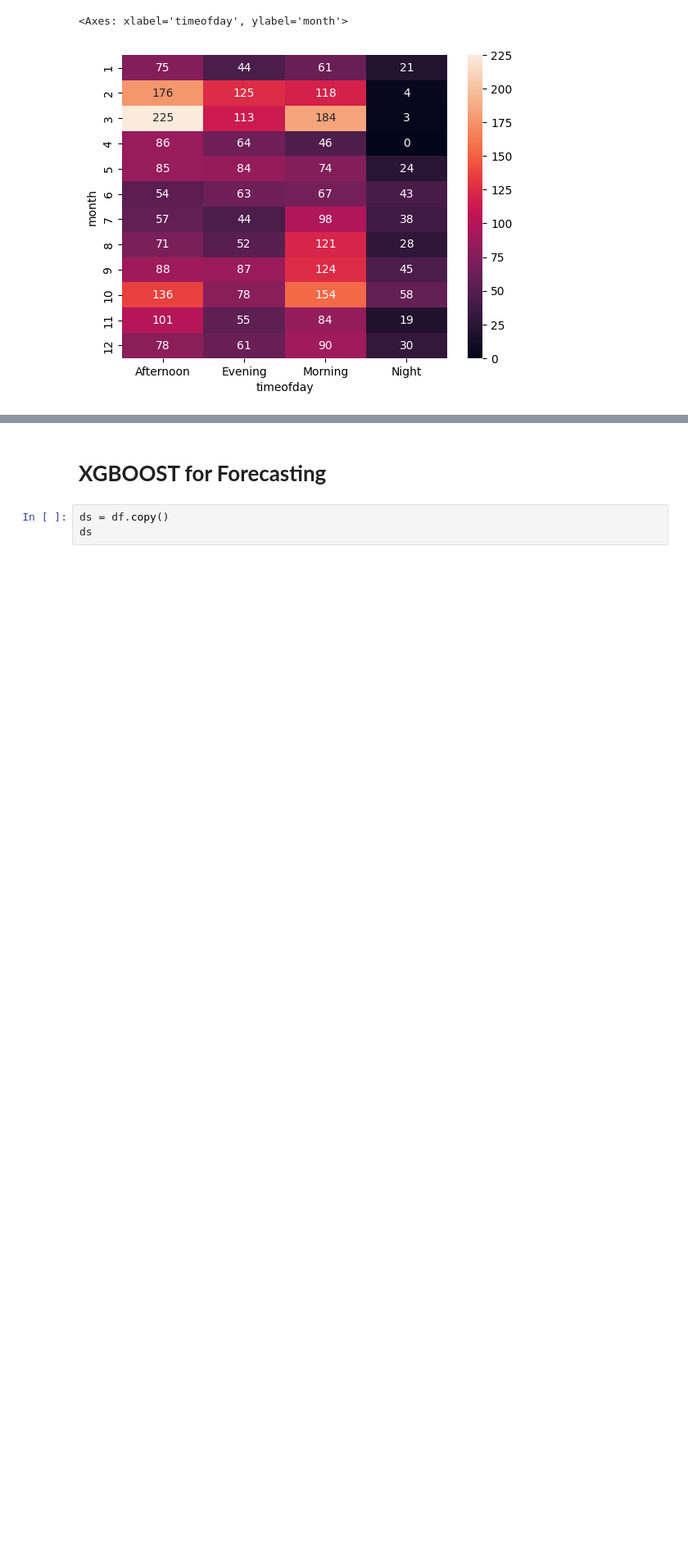
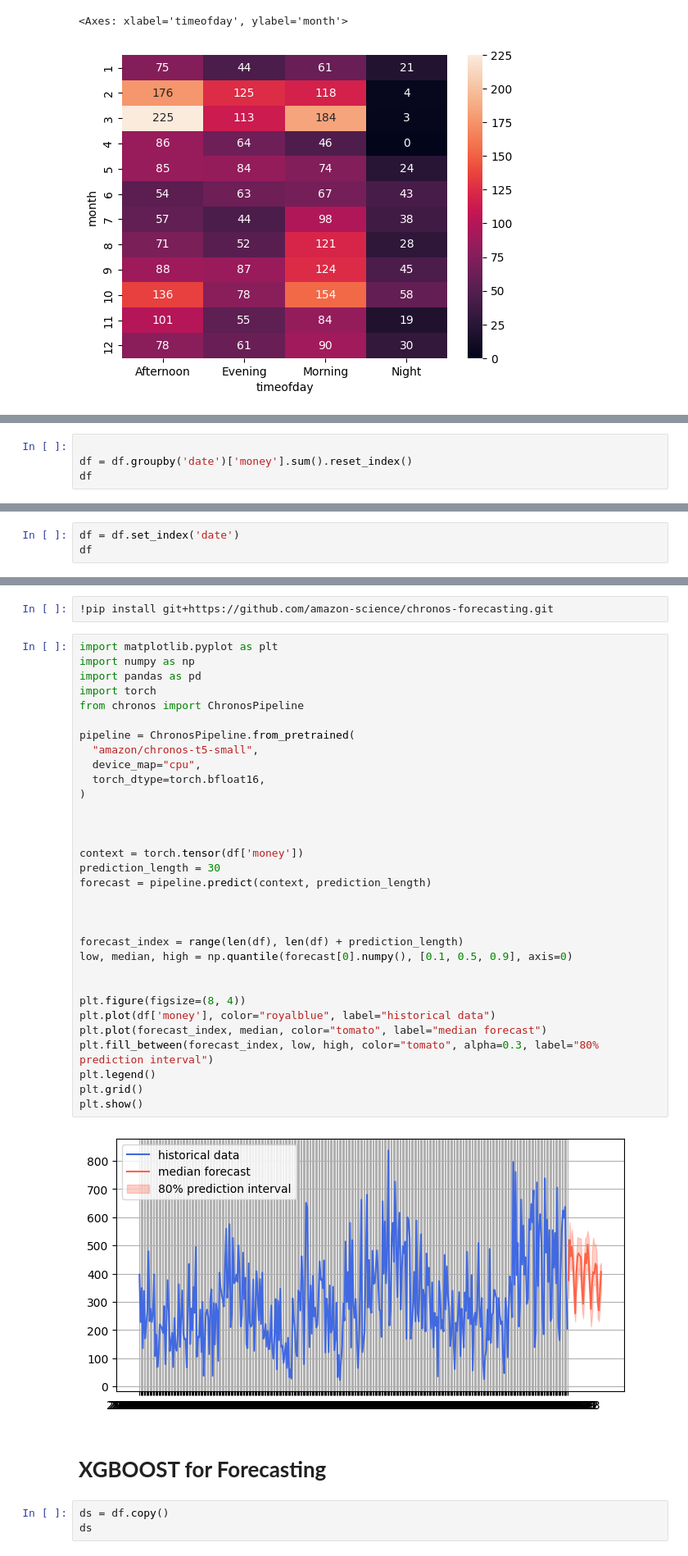
Before and after one commit to IbraheemAloran/Sales-Prediction, a Jupyter notebook: sales_time_series.ipynb, the cells around one changed output, grey strips where cells are left out. Shown at 82% size. Drawn from its saved outputs; the diff is of its cells as text; blank space fills up the shorter version.

```diff
--- a/sales_time_series.ipynb
+++ b/sales_time_series.ipynb
@@ -432,0 +451,4 @@ sns.heatmap(daymonthtraffic.pivot(index='month', columns='timeofday', values='co
+# %%
+
+df = df.groupby('date')['money'].sum().reset_index()
+df
@@ -432,0 +469,3 @@ sns.heatmap(daymonthtraffic.pivot(index='month', columns='timeofday', values='co
+# %%
+df = df.set_index('date')
+df
@@ -433,3 +505,39 @@ sns.heatmap(daymonthtraffic.pivot(index='month', columns='timeofday', values='co
+# %%
+!pip install git+https://github.com/amazon-science/chronos-forecasting.git
+# %%
+import matplotlib.pyplot as plt
+import numpy as np
+import pandas as pd
+import torch
+from chronos import ChronosPipeline
+
+pipeline = ChronosPipeline.from_pretrained(
+  "amazon/chronos-t5-small",
+  device_map="cpu",
+  torch_dtype=torch.bfloat16,
+)
+
+
+
+context = torch.tensor(df['money'])
+prediction_length = 30
+forecast = pipeline.predict(context, prediction_length)
+
+
+
+forecast_index = range(len(df), len(df) + prediction_length)
+low, median, high = np.quantile(forecast[0].numpy(), [0.1, 0.5, 0.9], axis=0)
+
+
+plt.figure(figsize=(8, 4))
+plt.plot(df['money'], color="royalblue", label="historical data")
+plt.plot(forecast_index, median, color="tomato", label="median forecast")
+plt.fill_between(forecast_index, low, high, color="tomato", alpha=0.3, label="80% prediction interval")
+plt.legend()
+plt.grid()
+plt.show()
+# %% [output]
+[figure, added]
 # %% [markdown]
 # **XGBOOST for Forecasting**
 # %%
```
Also changed, not shown: parts of 6 cells of this notebook.
